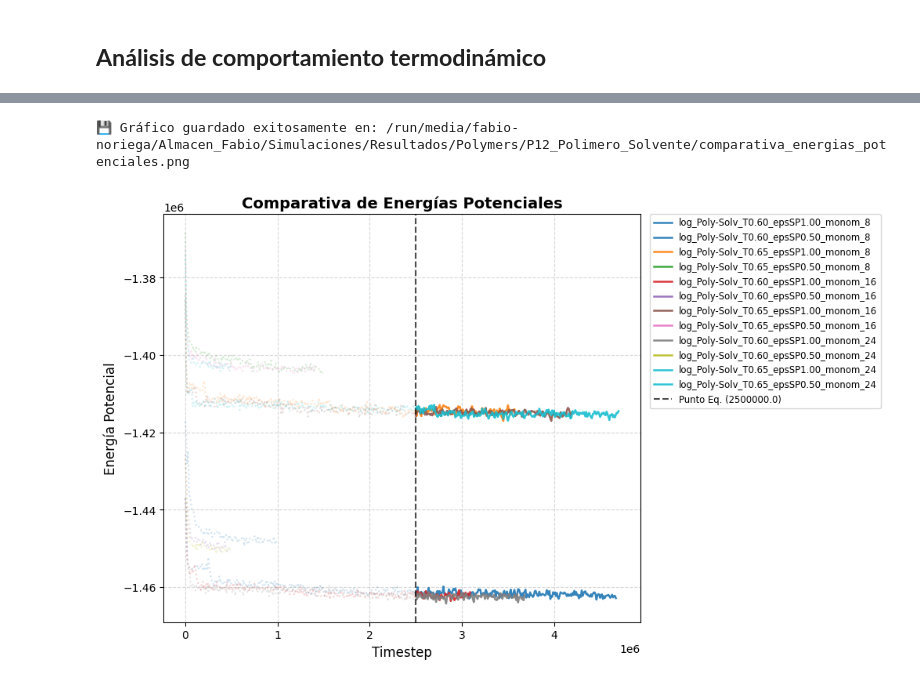
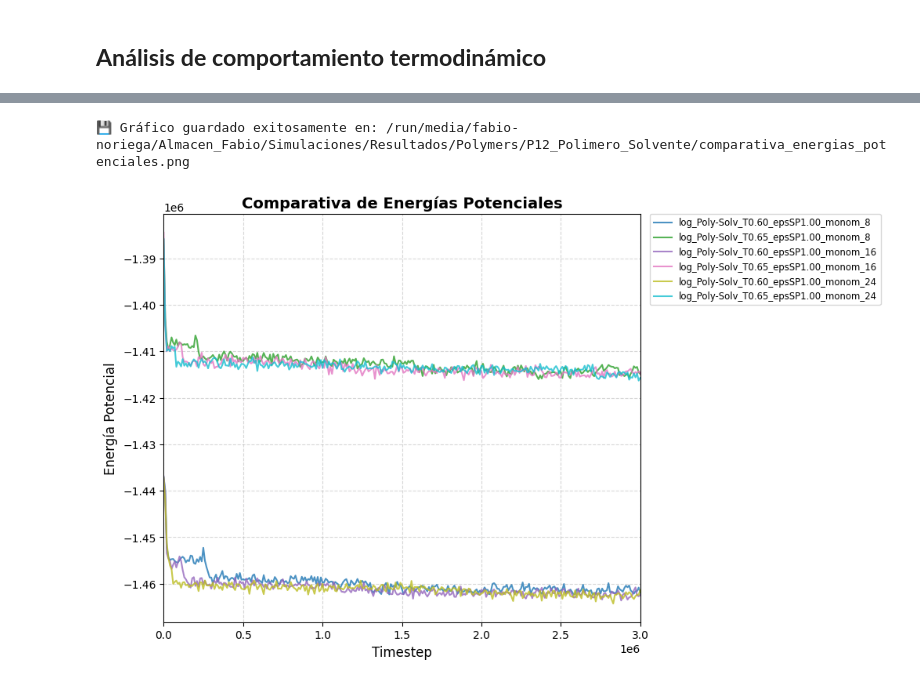
Before and after one commit to FabioNH86/Molecular-Dinamics, a Jupyter notebook: Termodinámica_hoomd.ipynb, the cells around one changed output, grey strips where cells are left out. Cells and saved outputs as stored; diff of their text form; code cells hidden in the pictures.

```diff
--- a/Termodinámica_hoomd.ipynb
+++ b/Termodinámica_hoomd.ipynb
@@ -9,7 +9,7 @@ num_prueba = 12
 # Propiedades análisis
 polimerizacion = [8, 16, 24]
 temperaturas = [0.60, 0.65]
-epsion = [1.0, 0.5]
+epsion = [1.0]
 
 archivos = []
 for polim in polimerizacion:
@@ -100,14 +76,15 @@ Se analizaron: 12 rutas
 # ruta_grafico = os.path.join(prueba)
 
 import matplotlib.pyplot as plt
-from funciones import graficar_analisis_termo
 
 for ruta in rutas:
     nombre_leyenda = os.path.basename(ruta).replace('.csv', '')
+    # nombre_leyenda = os.path.base(ruta).replace('log_Poly-Solv_', '')
+    # print(nombre_leyenda)
 
-    # Ahora sí, vuelve a llamar a la función (asegúrate de llamarla desde el módulo si es necesario)
-    graficar_analisis_termo(archivo_csv=ruta,
-                                    ruta_graficos=ruta_memoria,
-                                    paso_equilibrio=paso_equilibrio,
-                                    pasos_totales=1500000)
+    nombre_corto = nombre_leyenda.replace('log_Poly-Solv_', '')
+    # print(nombre_corto)
+
+    etiqueta_final = nombre_corto.replace('_', ' ')
+    print(etiqueta_final)
 # %% [output]
@@ -219,7 +189,7 @@ def graficar_multiples_energias_potenciales(lista_datos, paso_equilibrio=None, r
         plt.savefig(ruta_completa_salida, dpi=300, bbox_inches='tight')
         print(f"💾 Gráfico guardado exitosamente en: {ruta_completa_salida}")
 
-    # ax.set(xlim=(2.5e6, 3e6))
+    ax.set(xlim=(-1, 3e6))
 
     plt.show()
 # %%
@@ -233,11 +203,11 @@ for ruta in rutas:
 # %%
 # Aquí pasamos todos los resultados guardados a la vez
 graficar_multiples_energias_potenciales(
     lista_datos=datos_acumulados,
-    paso_equilibrio=2.5e6,  # Define tu paso de equilibrio aquí (ej. 150000)
+    # paso_equilibrio=2.5e6,  # Define tu paso de equilibrio aquí (ej. 150000)
     ruta_graficos=ruta_memoria,       # Tu carpeta de destino
     nombre_salida="comparativa_energias_potenciales.png"
 )
 # %% [output]
 💾 Gráfico guardado exitosamente en: /run/media/fabio-noriega/Almacen_Fabio/Simulaciones/Resultados/Polymers/P12_Polimero_Solvente/comparativa_energias_potenciales.png
-[figure, old version]
+[figure, new version]
```
Also changed, not shown: parts of 4 cells of this notebook, 14 other files.
